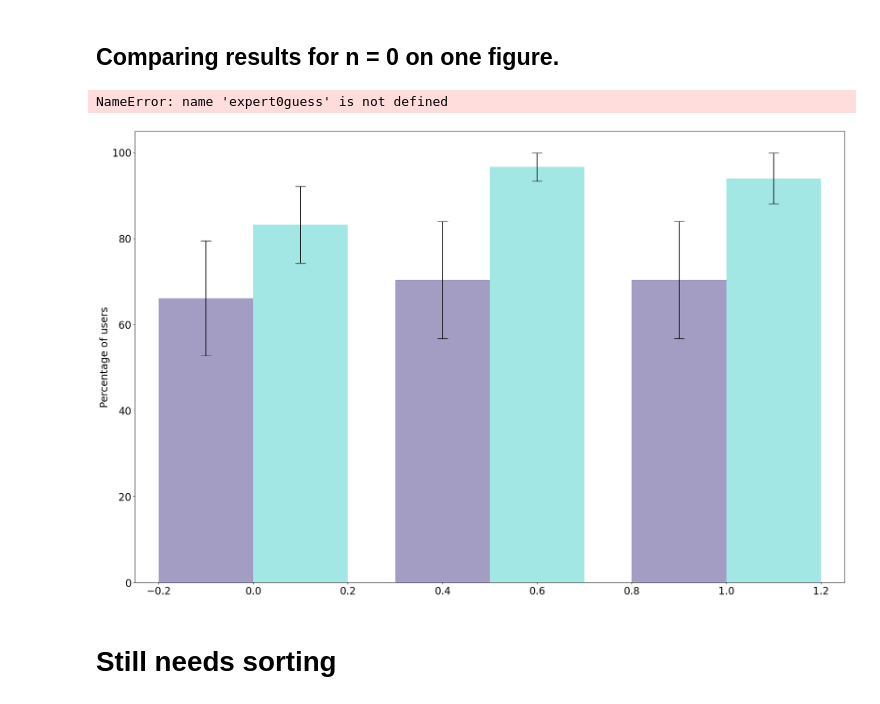
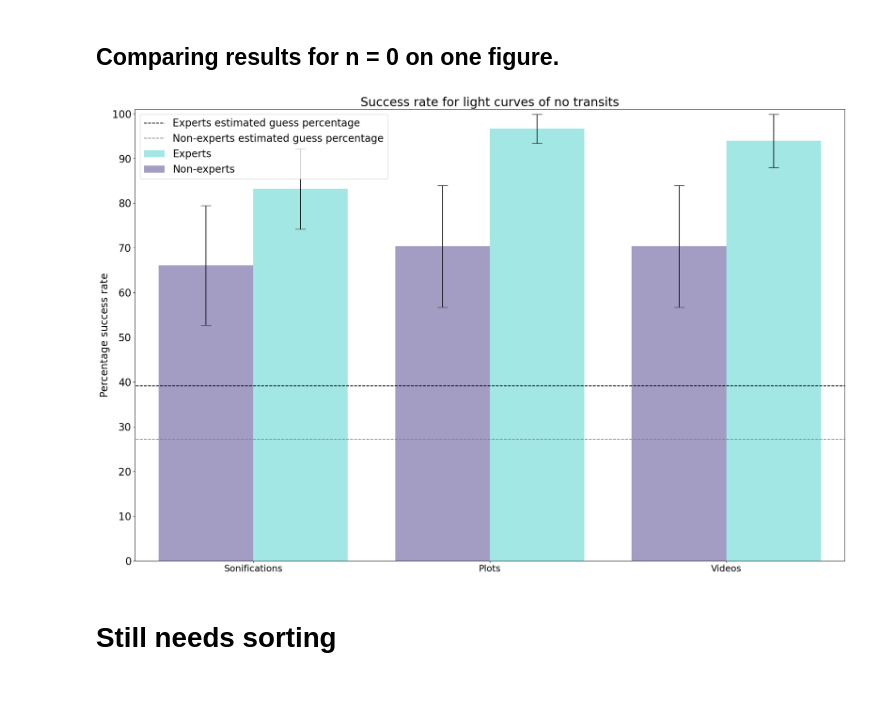
Before and after one commit to jacktuckerbrown/star-sound, a Jupyter notebook: analysis.ipynb, the cells around one changed output. Drawn from its saved outputs; the diff is of its cells as text; code cells hidden in the pictures.

Commit message:
got some guess percentages for zero transit data

```diff
--- a/analysis.ipynb
+++ b/analysis.ipynb
@@ -889,6 +889,20 @@ def sort_errors(success,error):
             continue
 
     return uplim, lolim
+# %%
+def prop0_incorrect(df,snr):
+
+    k = df[df.SNR == str(snr)]
+    k = k[k['Correct n'] != '0']
+
+    #display(k)
+
+    wrong_responses = int(k.iloc[0]['# of 0s']) + int(k.iloc[1]['# of 0s'])
+    total_responses = int(k.iloc[0]['Total responses']) + int(k.iloc[1]['Total responses'])
+    prop0 = wrong_responses/total_responses
+    #print(wrong_responses,total_responses,prop0)
+
+    return prop0
 # %% [markdown]
 # Experts
 # %% [markdown]
@@ -1100,0 +1115,9 @@ Responses and correct answers calculated
+# %%
+props = []
+
+for i in snr:
+
+    props.append(prop0_incorrect(expert_sound,i))
+
+guess_0_expert = 100*sum(props)/6
+print(guess_0_expert)
@@ -1482,3 +1509,12 @@ Responses and correct answers calculated
 ## Data analysis for the amateurs
 # %% [markdown]
 ### Estimating guess percentages
+# %%
+props = []
+
+for i in snr:
+
+    props.append(prop0_incorrect(nexpert_sound,i))
+
+guess_0_amateur = 100*sum(props)/6
+print(guess_0_amateur)
@@ -2117,37 +2157,36 @@ f, ax = plt.subplots(111,figsize=(25,16))
 ax = plt.subplot(111)
 
 ax.bar([x + 0.1 for x in [0,0.5,1]], suc_expert,
        yerr = errsuc_expert_0, width=0.2,
        color='mediumturquoise', align='center',alpha=0.5,capsize=10,label='Experts')
 ax.bar([x - 0.1 for x in [0,0.5,1]], suc_nexpert,
        yerr = errsuc_nexpert_0, width=0.2,
        color='darkslateblue', align='center',alpha=0.5,capsize=10,label='Non-experts')
 
 ax.set_xlabel("",fontsize=20)
 ax.set_ylabel("Percentage of users",fontsize=20)
 ax.set_xlim(-0.25,1.25)
-ax.hlines(expert0guess, -1, 2, colors='k', linestyles='dashed', label='Experts estimated guess percentage',color='dimgray')
-ax.hlines(nexpert0guess, -1, 2, colors='k', linestyles='dashed', label='Non-experts estimated guess percentage',color='gray')
+ax.hlines(guess_0_expert, -1, 2, linestyles='dashed', label='Experts estimated guess percentage',color='black')
+ax.hlines(guess_0_amateur, -1, 2, colors='k', linestyles='dashed', label='Non-experts estimated guess percentage',color='gray')
 ax.legend(loc='best')
 
 plt.xticks([0,0.5,1],fontsize=18)
 
 ax.set_ylabel("Percentage success rate")
 ax.set_ylim(0,101)
 ax.set_title("Success rate for light curves of no transits")
 x_formatter = ticker.FixedFormatter(["Sonifications","Plots","Videos"])
 x_locator = ticker.FixedLocator([0,0.5,1])
 ax.xaxis.set_major_formatter(x_formatter)
 ax.xaxis.set_major_locator(x_locator)
 y_formatter = ticker.FixedFormatter(["0","10","20","30","40","50","60","70","80","90","100"])
 y_locator = ticker.FixedLocator([0,10,20,30,40,50,60,70,80,90,100])
 ax.yaxis.set_major_formatter(y_formatter)
 ax.yaxis.set_major_locator(y_locator)
 
 #plt.savefig("n = 0 transits, bar.jpg")
 # %% [output]
-NameError: name 'expert0guess' is not defined
-[figure, old version]
+[figure, new version]
 # %% [markdown]
 # Still needs sorting
 # %% [markdown]
```
Also changed, not shown: parts of 20 cells of this notebook.
